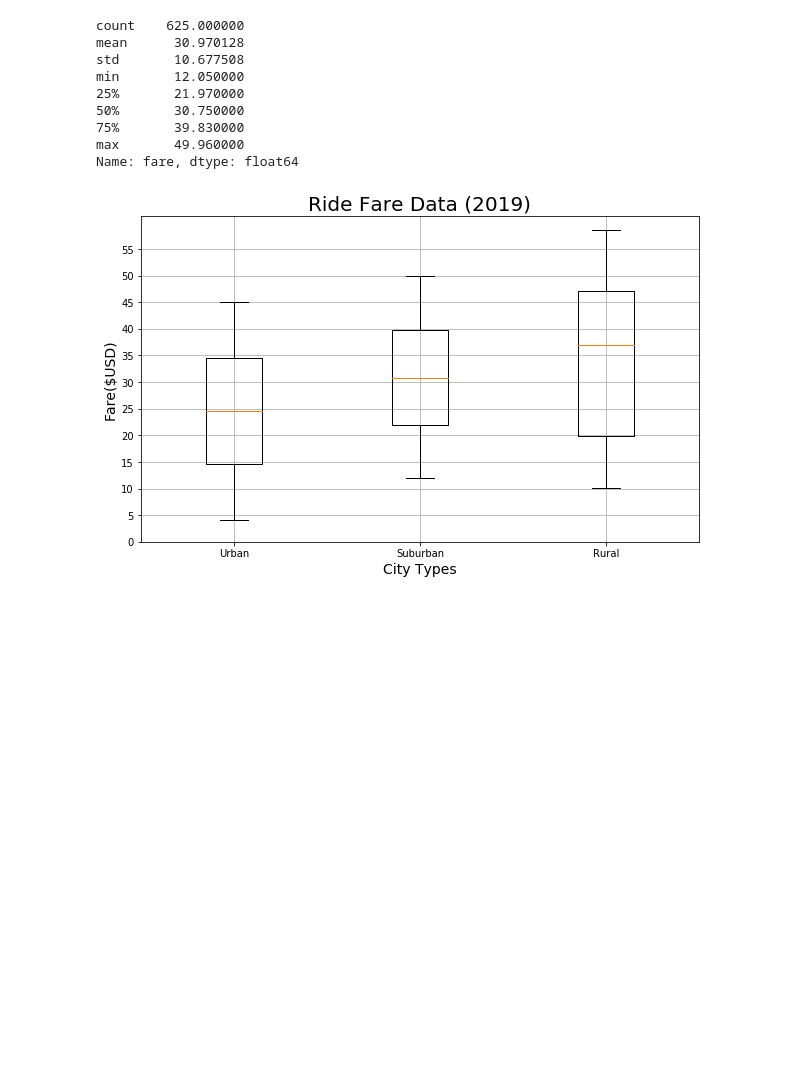
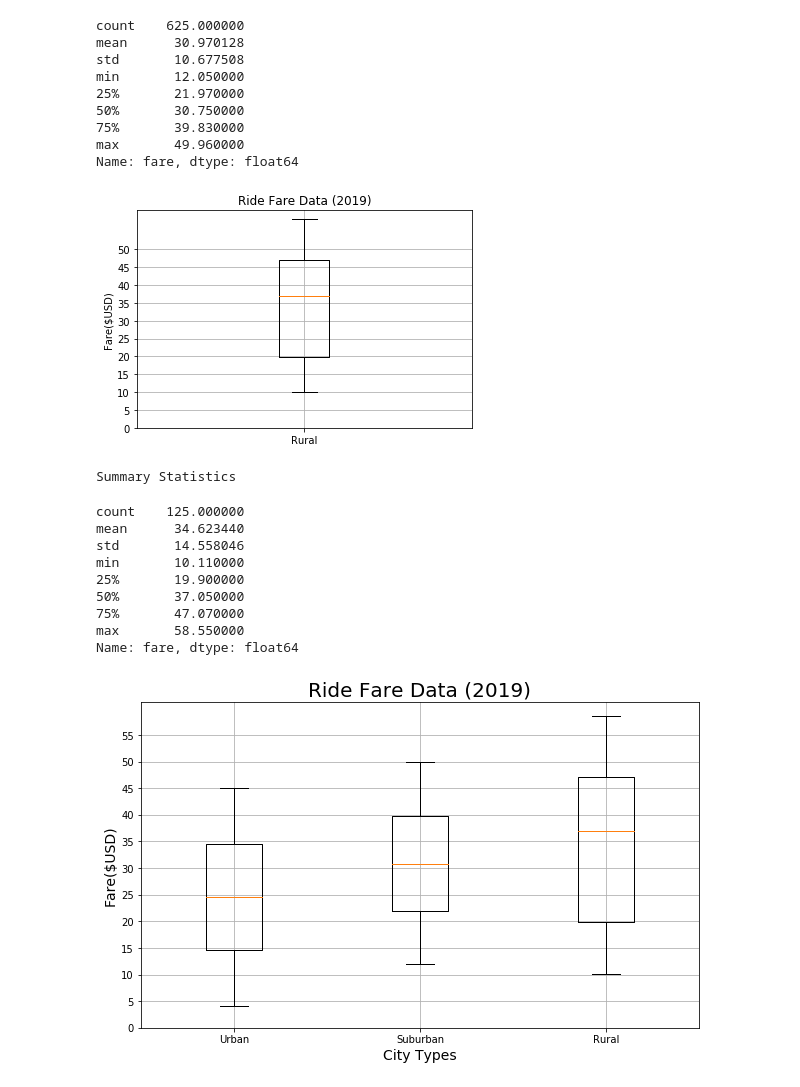
Before and after one commit to kirtibhandari/PyBer_Analysis, a Jupyter notebook: PyBer.ipynb, the cells around one changed output. Cells and saved outputs as stored; diff of their text form; code cells hidden in the pictures; blank space fills up the shorter version.

```diff
--- a/PyBer.ipynb
+++ b/PyBer.ipynb
@@ -686,16 +686,28 @@ Name: fare, dtype: float64
 # %%
 # Create a box-and-whisker plot for the Rural fare data.
 x_labels = ["Rural"]
 fig, ax = plt.subplots()
-ax.boxplot(Rural_fares, labels=x_labels)
+ax.boxplot(rural_fares, labels=x_labels)
 # Add the title, y-axis label and grid.
 ax.set_title('Ride Fare Data (2019)')
 ax.set_ylabel('Fare($USD)')
 ax.set_yticks(np.arange(0, 51, step=5.0))
 ax.grid()
 plt.show()
 print("Summary Statistics")
-suburban_fares.describe()
+rural_fares.describe()
+# %% [output]
+[figure, added]
+Summary Statistics
+count    125.000000
+mean      34.623440
+std       14.558046
+min       10.110000
+25%       19.900000
+50%       37.050000
+75%       47.070000
+max       58.550000
+Name: fare, dtype: float64
 # %%
 # Create a box-and-whisker plot for the urban fare data.
 x_labels = ["Urban","Suburban","Rural"]
```
Also changed, not shown: parts of 6 cells of this notebook, 1 other file.
